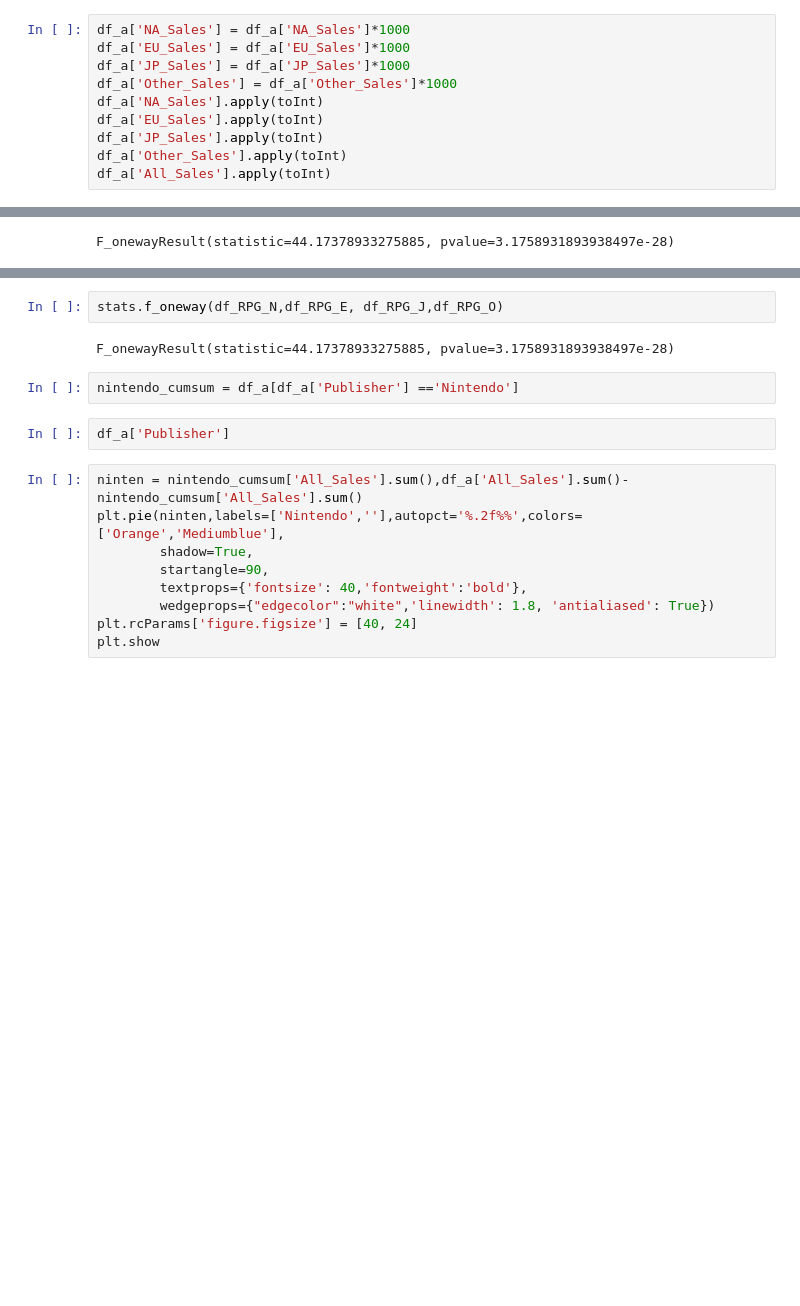
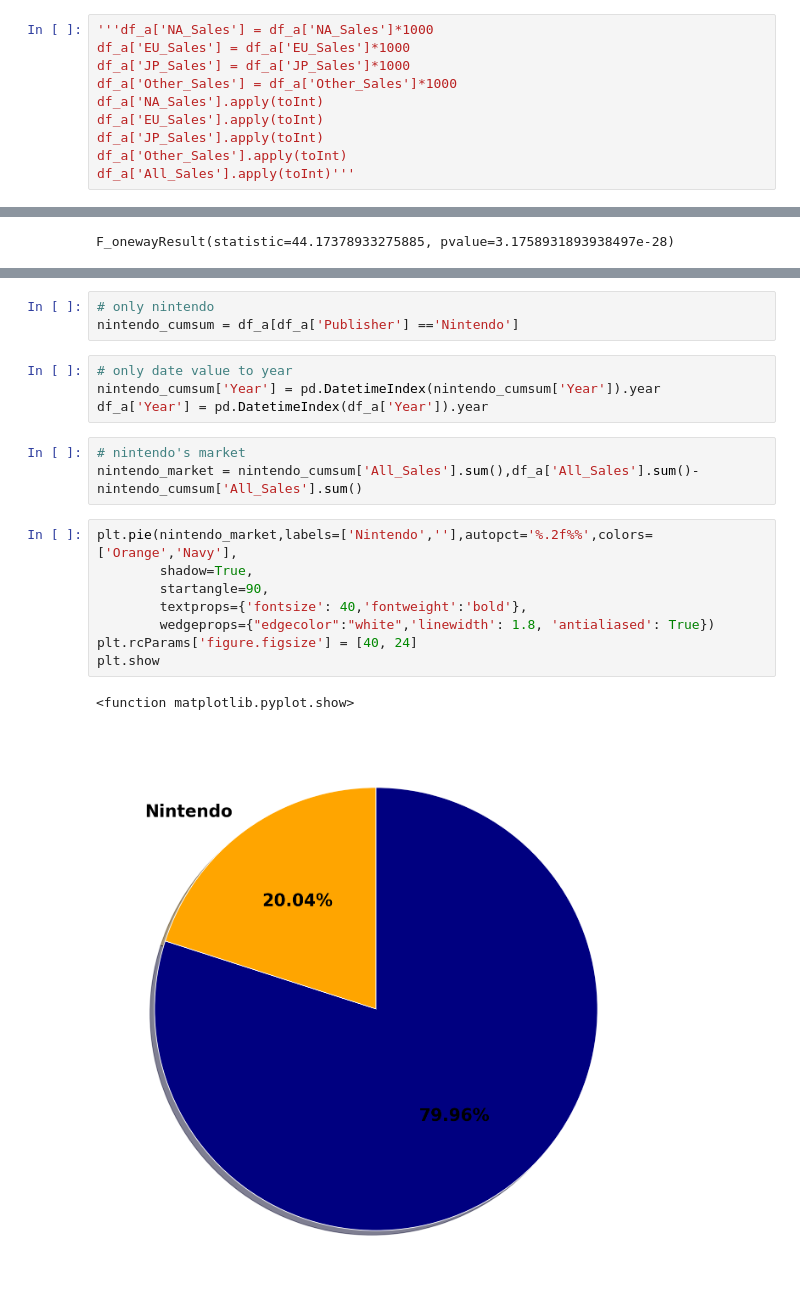
Before and after one commit to momotonton/DS_Project, a Jupyter notebook: Project_1.ipynb, the cells around one changed output, grey strips where cells are left out. Cells and saved outputs as stored; diff of their text form; blank space fills up the shorter version.

```diff
--- a/Project_1.ipynb
+++ b/Project_1.ipynb
@@ -434,5 +447,5 @@ plt.show()
 # %%
-df_a['NA_Sales'] = df_a['NA_Sales']*1000
+'''df_a['NA_Sales'] = df_a['NA_Sales']*1000
 df_a['EU_Sales'] = df_a['EU_Sales']*1000
 df_a['JP_Sales'] = df_a['JP_Sales']*1000
 df_a['Other_Sales'] = df_a['Other_Sales']*1000
@@ -440,4 +453,4 @@ df_a['NA_Sales'].apply(toInt)
 df_a['EU_Sales'].apply(toInt)
 df_a['JP_Sales'].apply(toInt)
 df_a['Other_Sales'].apply(toInt)
-df_a['All_Sales'].apply(toInt)
+df_a['All_Sales'].apply(toInt)'''
@@ -621,20 +617,24 @@ F_onewayResult(statistic=64.42609498736635, pvalue=3.142510197997088e-41)
-# %%
-stats.f_oneway(df_RPG_N,df_RPG_E, df_RPG_J,df_RPG_O)
-# %% [output]
-F_onewayResult(statistic=44.17378933275885, pvalue=3.1758931893938497e-28)
 # %%
+# only nintendo
 nintendo_cumsum = df_a[df_a['Publisher'] =='Nintendo']
-# %%
-df_a['Publisher']
+# %%
+# only date value to year
+nintendo_cumsum['Year'] = pd.DatetimeIndex(nintendo_cumsum['Year']).year
+df_a['Year'] = pd.DatetimeIndex(df_a['Year']).year
+# %%
+# nintendo's market
+nintendo_market = nintendo_cumsum['All_Sales'].sum(),df_a['All_Sales'].sum()-nintendo_cumsum['All_Sales'].sum()
 # %%
-ninten = nintendo_cumsum['All_Sales'].sum(),df_a['All_Sales'].sum()-nintendo_cumsum['All_Sales'].sum()
-plt.pie(ninten,labels=['Nintendo',''],autopct='%.2f%%',colors=['Orange','Mediumblue'],
+plt.pie(nintendo_market,labels=['Nintendo',''],autopct='%.2f%%',colors=['Orange','Navy'],
         shadow=True,
         startangle=90,
         textprops={'fontsize': 40,'fontweight':'bold'},
         wedgeprops={"edgecolor":"white",'linewidth': 1.8, 'antialiased': True})
 plt.rcParams['figure.figsize'] = [40, 24]
 plt.show
+# %% [output]
+<function matplotlib.pyplot.show>
+[figure, added]
 # %%
 df_All_plat = df_a['All_Sales'].groupby(df_a['Platform']).sum()
 df_All_f = df_All_plat.sort_values()
```
Also changed, not shown: parts of 38 cells of this notebook.
